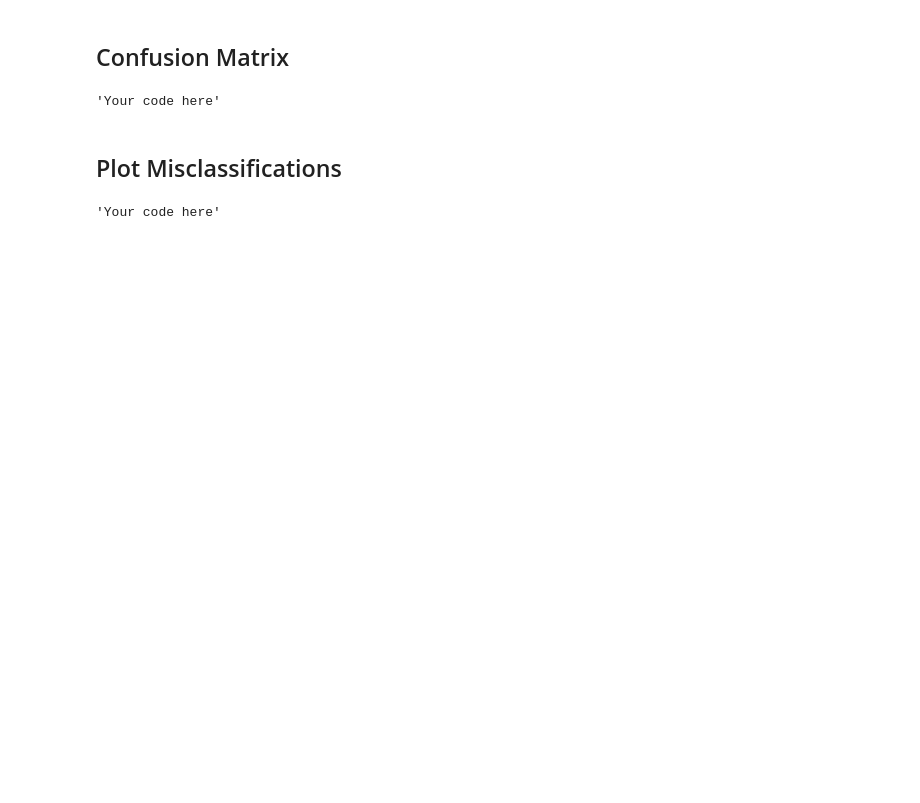
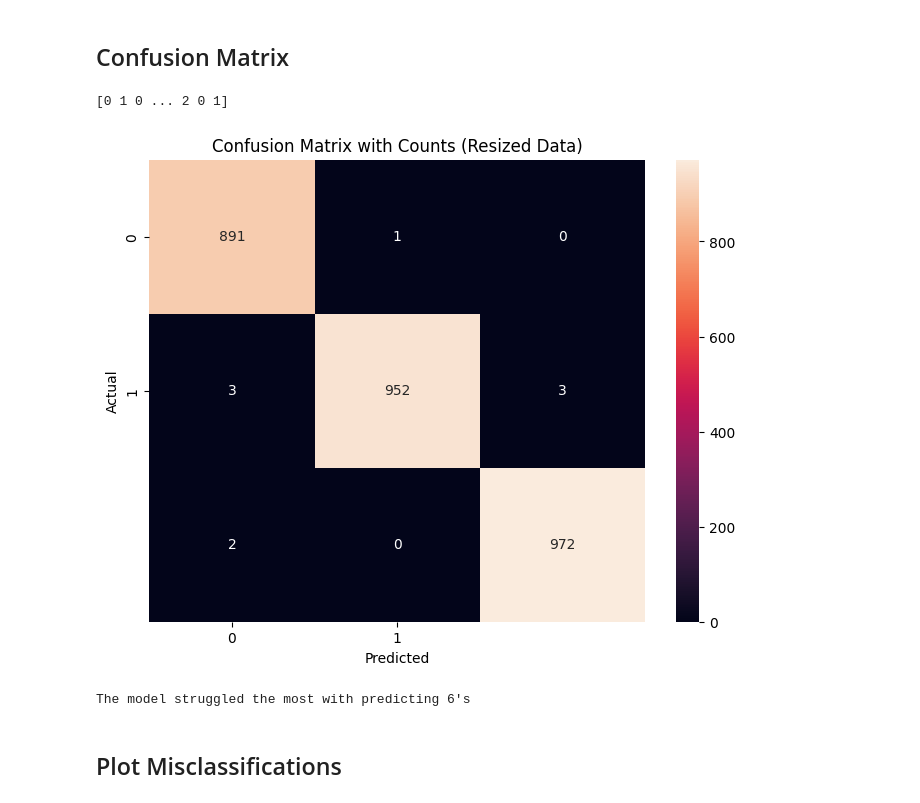
Before and after one commit to KelvynBladen/ml_intro, a Jupyter notebook: mnist_worksheet3.ipynb, the cells around one changed output. Cells and saved outputs as stored; diff of their text form; code cells hidden in the pictures; blank space fills up the shorter version.

```diff
--- a/mnist_worksheet3.ipynb
+++ b/mnist_worksheet3.ipynb
@@ -64,5 +117,17 @@ import torch
 # It's best to modify the model to handle the data, but we may need to adjust the images as well.
 # Resize the images to 32x32 for the model
 
-'Your code here'
+# Define the transform to resize the images
+resize_transform = transforms.Compose([
+    transforms.ToPILImage(),
+    transforms.Resize((32, 32)),
+    transforms.ToTensor()
+])
+
+# Apply the transform to the training and test datasets
+x_train_nn_resized = torch.stack([resize_transform(img) for img in x_train_nn])
+x_test_nn_resized = torch.stack([resize_transform(img) for img in x_test_nn])
+
+print(f'x_train_nn_resized shape: {x_train_nn_resized.shape}')
+print(f'x_test_nn_resized shape: {x_test_nn_resized.shape}')
 # %% [output]
@@ -83,23 +214,46 @@ import torch
 # %% [markdown]
 ## Confusion Matrix
 # %%
+from sklearn.metrics import confusion_matrix
+import seaborn as sns
+
+import matplotlib.pyplot as plt
+
 # Compute and plot a confusion matrix.
 
-'Your code here'
+# Set the model to evaluation mode
+model.eval()
+
+# Make predictions on the resized test set
+with torch.no_grad():
+    outputs_resized = model(x_test_nn_resized)
+    _, predicted_resized = torch.max(outputs_resized, 1)
+
+# Convert predictions to numpy array
+predicted_resized = predicted_resized.numpy()
+
+print(predicted_resized)
+
+# Compute the confusion matrix
+conf_matrix_resized = confusion_matrix(y_test_nn_bin, predicted_resized)
+
+# Plot the confusion matrix with counts
+plt.figure(figsize=(8, 6))
+sns.heatmap(conf_matrix_resized, annot=True, fmt='d', xticklabels=[0, 1], yticklabels=[0, 1])
+plt.xlabel('Predicted')
+plt.ylabel('Actual')
+plt.title('Confusion Matrix with Counts (Resized Data)')
+plt.show()
 
 # Where are misclassifications occurring?
 # How does your test accuracy compare to that of the Random Forest and CNN made previously?
 # It's very possible that it won't be better than the CNN.
 # This hopefully illustrates the importance of choosing the right kind of model to transfer learn from.
+
+print("The model struggled the most with predicting 6's")
 # %% [output]
-'Your code here'
+[0 1 0 ... 2 0 1]
+[figure, added]
+The model struggled the most with predicting 6's
 # %% [markdown]
 ## Plot Misclassifications
-# %%
-# Plot some of the misclassifications.
-
-'Your code here'
-
-# Can you see why the model made the misclassifications it did?
-# %% [output]
-'Your code here'
```
Also changed, not shown: parts of 9 cells of this notebook.
